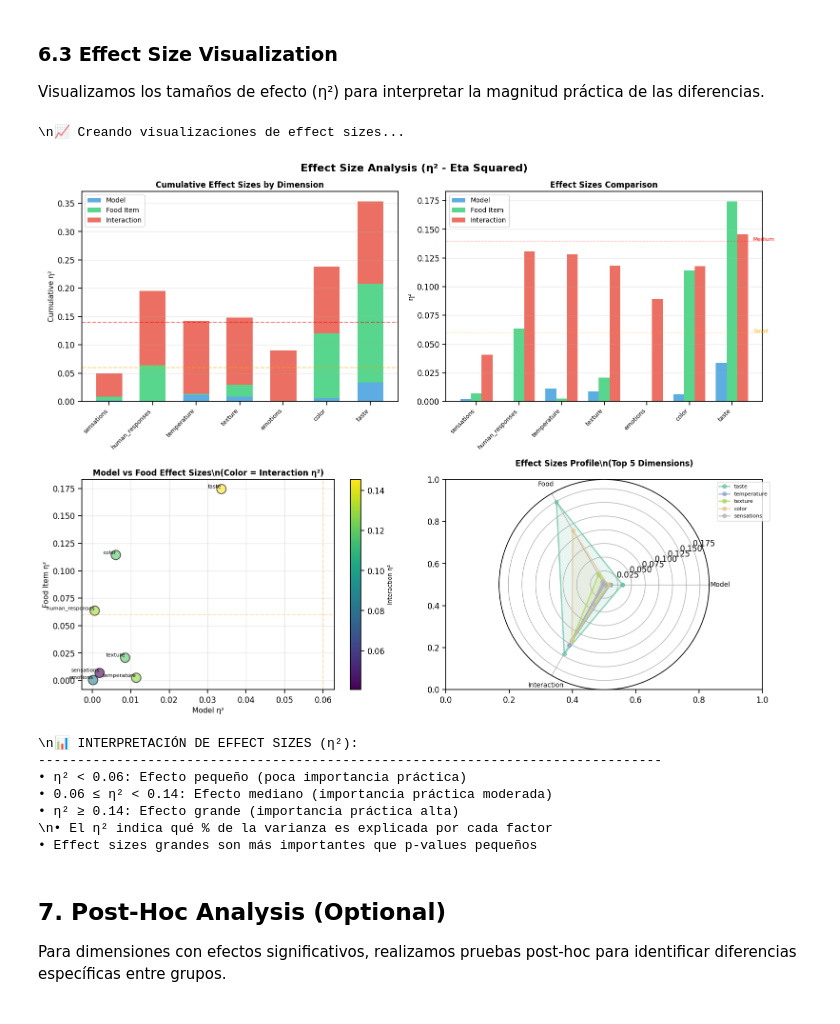
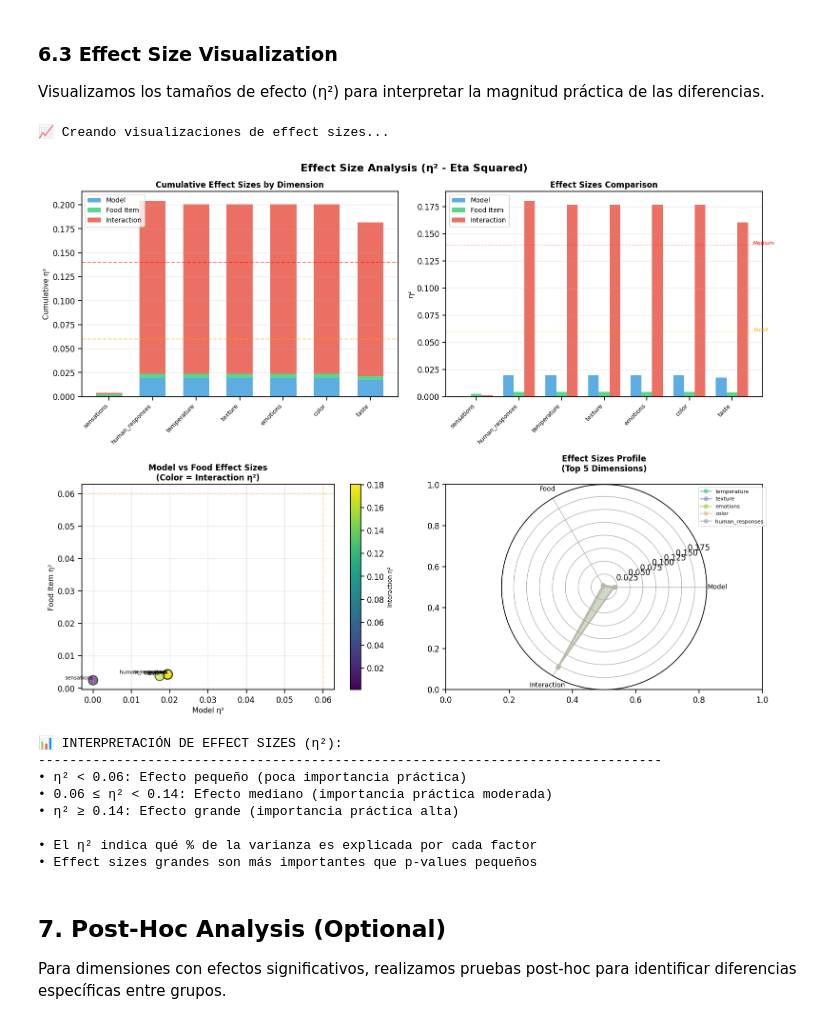
Before and after one commit to audioreprompt-org/audio_reprompt, a Jupyter notebook: models/notebooks/two_way_anova_model_comparison.ipynb, the cells around one changed output. Drawn from its saved outputs; the diff is of its cells as text; code cells hidden in the pictures.

Commit message:
ANOVA 2 vías usando unique term ratio

```diff
--- a/models/notebooks/two_way_anova_model_comparison.ipynb
+++ b/models/notebooks/two_way_anova_model_comparison.ipynb
@@ -411,7 +414,7 @@ def perform_two_way_anova(data: pd.DataFrame,
 
     Args:
         data: DataFrame con variables transformadas
-        dependent_var: Nombre de la variable dependiente (ej: 'term_count')
+        dependent_var: Nombre de la variable dependiente (ej: 'unique_term_ratio')
         dimension_name: Nombre de la dimensión analizada
 
     Returns:
@@ -488,7 +491,7 @@ def perform_two_way_anova(data: pd.DataFrame,
 
 def analyze_dimension_complete(df: pd.DataFrame,
                                dimension: str,
-                               feature: str = 'term_count') -> Dict[str, Any]:
+                               feature: str = 'unique_term_ratio') -> Dict[str, Any]:
     """
     Análisis completo de una dimensión: transformación + ANOVA
 
@@ -518,7 +521,7 @@ def analyze_dimension_complete(df: pd.DataFrame,
         print(f"\n🎯 EFFECT SIZES (η²):")
         for effect, eta_sq in anova_results['effect_sizes'].items():
             interpretation = 'pequeño' if eta_sq < 0.06 else ('mediano' if eta_sq < 0.14 else 'grande')
-            print(f"   {effect}: {eta_sq:.4f} ({interpretation})")
+            print(f"   {effect}: {eta_sq:.6f} ({interpretation})")
 
     return {
         'dimension': dimension,
@@ -572,7 +575,7 @@ print("="*70)
 
 for dimension in DIMENSIONS:
     try:
-        results = analyze_dimension_complete(df, dimension, feature='term_count')
+        results = analyze_dimension_complete(df, dimension, feature='unique_term_ratio')
         all_results[dimension] = results
         print(f"\n✅ {dimension}: Completado")
     except Exception as e:
@@ -1214,7 +1217,7 @@ def plot_effect_sizes(summary_table: pd.DataFrame) -> None:
 
     axes[1, 0].set_xlabel('Model η²', fontsize=11)
     axes[1, 0].set_ylabel('Food Item η²', fontsize=11)
-    axes[1, 0].set_title('Model vs Food Effect Sizes\\n(Color = Interaction η²)',
+    axes[1, 0].set_title('Model vs Food Effect Sizes\n(Color = Interaction η²)',
                         fontsize=12, fontweight='bold')
     axes[1, 0].grid(alpha=0.3)
     axes[1, 0].axvline(x=0.06, color='orange', linestyle='--', alpha=0.3)
@@ -1243,45 +1246,46 @@ def plot_effect_sizes(summary_table: pd.DataFrame) -> None:
 
     for idx, dim in enumerate(top_dims):
         row = summary_table[summary_table['Dimension'] == dim].iloc[0]
         values = [row['Model_η²'], row['Food_η²'], row['Interaction_η²']]
         values += values[:1]  # Cerrar el círculo
 
         ax_radar.plot(angles, values, 'o-', linewidth=2,
                      label=dim, color=colors_radar[idx], alpha=0.7)
         ax_radar.fill(angles, values, alpha=0.15, color=colors_radar[idx])
 
     ax_radar.set_xticks(angles[:-1])
     ax_radar.set_xticklabels(categories, fontsize=10)
     ax_radar.set_ylim(0, max(summary_table[['Model_η²', 'Food_η²', 'Interaction_η²']].max()) * 1.1)
-    ax_radar.set_title('Effect Sizes Profile\\n(Top 5 Dimensions)',
+    ax_radar.set_title('Effect Sizes Profile\n(Top 5 Dimensions)',
                       fontsize=12, fontweight='bold', pad=20)
     ax_radar.legend(loc='upper right', bbox_to_anchor=(1.3, 1.0), fontsize=8)
     ax_radar.grid(True)
 
     plt.tight_layout()
     plt.show()
 
     # Interpretación
-    print("\\n📊 INTERPRETACIÓN DE EFFECT SIZES (η²):")
+    print("\n📊 INTERPRETACIÓN DE EFFECT SIZES (η²):")
     print("-" * 80)
     print("• η² < 0.06: Efecto pequeño (poca importancia práctica)")
     print("• 0.06 ≤ η² < 0.14: Efecto mediano (importancia práctica moderada)")
     print("• η² ≥ 0.14: Efecto grande (importancia práctica alta)")
-    print("\\n• El η² indica qué % de la varianza es explicada por cada factor")
+    print("\n• El η² indica qué % de la varianza es explicada por cada factor")
     print("• Effect sizes grandes son más importantes que p-values pequeños")
 
 # Crear visualizaciones de effect sizes
-print("\\n📈 Creando visualizaciones de effect sizes...")
+print("\n📈 Creando visualizaciones de effect sizes...")
 plot_effect_sizes(summary_table)
 # %% [output]
-\n📈 Creando visualizaciones de effect sizes...
+📈 Creando visualizaciones de effect sizes...
-[figure, old version]
+[figure, new version]
-\n📊 INTERPRETACIÓN DE EFFECT SIZES (η²):
+📊 INTERPRETACIÓN DE EFFECT SIZES (η²):
 --------------------------------------------------------------------------------
 • η² < 0.06: Efecto pequeño (poca importancia práctica)
 • 0.06 ≤ η² < 0.14: Efecto mediano (importancia práctica moderada)
 • η² ≥ 0.14: Efecto grande (importancia práctica alta)
-\n• El η² indica qué % de la varianza es explicada por cada factor
+
+• El η² indica qué % de la varianza es explicada por cada factor
 • Effect sizes grandes son más importantes que p-values pequeños
 # %% [markdown]
 ## 7. Post-Hoc Analysis (Optional)
```
Also changed, not shown: parts of 11 cells of this notebook.
